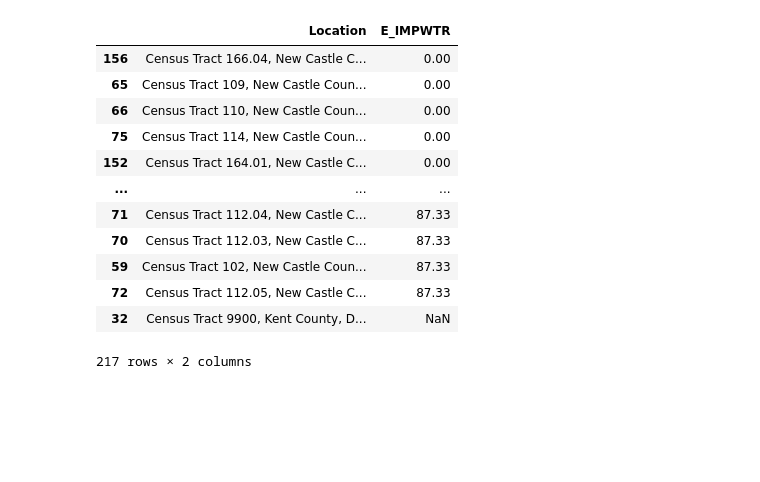
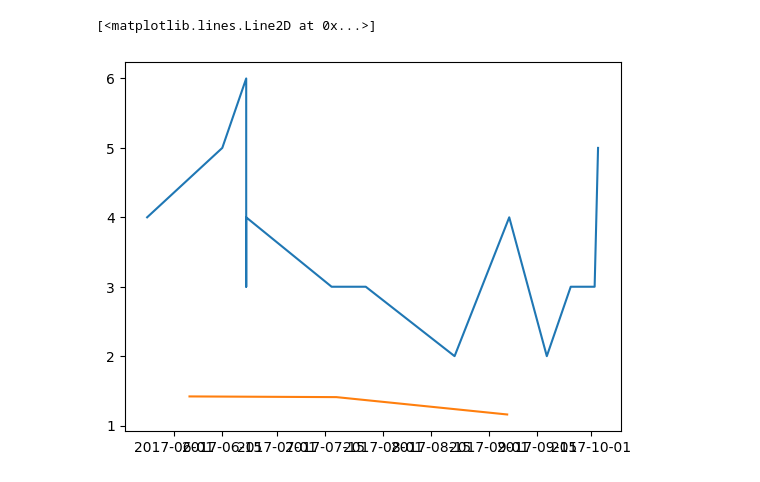
Before and after one commit to baileymccluresinger/PUS2024_BSinger, a Jupyter notebook: Project/Data_Processing.ipynb, the cells around one changed output. Drawn from its saved outputs; the diff is of its cells as text; code cells hidden in the pictures; blank space fills up the shorter version.

```diff
--- a/Project/Data_Processing.ipynb
+++ b/Project/Data_Processing.ipynb
@@ -17,17 +10,45 @@ EJI.head()
 # %%
-EJI_loc = EJI.loc[:, ['Location', 'E_IMPWTR']]
-EJI_loc.sort_values(by='E_IMPWTR')
+#EJI_loc = EJI.loc[:, ['Location', 'E_IMPWTR']]
+#EJI_loc.sort_values(by='E_IMPWTR')
-# %% [output]
-|  | Location | E_IMPWTR |
-| 156 | Census Tract 166.04, New Castle C... | 0.00 |
-| 65 | Census Tract 109, New Castle Coun... | 0.00 |
-| 66 | Census Tract 110, New Castle Coun... | 0.00 |
-| 75 | Census Tract 114, New Castle Coun... | 0.00 |
-| 152 | Census Tract 164.01, New Castle C... | 0.00 |
-| ... | ... | ... |
-| 71 | Census Tract 112.04, New Castle C... | 87.33 |
-| 70 | Census Tract 112.03, New Castle C... | 87.33 |
-| 59 | Census Tract 102, New Castle Coun... | 87.33 |
-| 72 | Census Tract 112.05, New Castle C... | 87.33 |
-| 32 | Census Tract 9900, Kent County, D... | NaN |
-217 rows × 2 columns
+# %%
+#reads in csv file for 'Condition of Non-Tidal Wetlands'
+nontidal = pd.read_csv("https://github.com/baileymccluresinger/PUS2024_BSinger/blob/main/Project/Condition_of_Non-Tidal_Wetlands_20241009.csv?raw=true")
+#specifies usable columns from dataframe
+ntid = nontidal.loc[:, ['Date', 'Sub-watershed', 'QDR']]
+
+#reads in csv file for 'Condition of Tidal Wetlands'
+tidal = pd.read_csv("https://github.com/baileymccluresinger/PUS2024_BSinger/blob/main/Project/Condition_of_Tidal_Wetlands_20241009.csv?raw=true")
+#rename Final Score column to Total Score to align the datasets
+tidal = tidal.rename(columns={'Final score': 'Total Score'})
+#add empty QCR column to align the datasets
+tidal['QCR'] = pd.Series(dtype='int')
+#specifies usable columns from dataframe
+tid = tidal.loc[:, ['Date', 'Sub-watershed', 'QDR']]
+# %%
+#reads in csv file of nitrogen levels for Station 114051, Trib Army Creek
+station_114051 = pd.read_csv("https://github.com/baileymccluresinger/PUS2024_BSinger/blob/main/Project/station-114051.csv?raw=true")
+#specifies usable columns
+nit_tac = station_114051.loc[:, ['timestamp', 'nutrient_nitrogen_value']]
+#adds a datetime object
+nit_tac['timestamp'] = pd.to_datetime(nit_tac.timestamp)
+#removes dates outside of the timeframe of analysis
+start_date = '2017-05-24'
+end_date = '2017-10-03'
+timeframe = (nit_tac['timestamp'] > start_date) & (nit_tac['timestamp'] <= end_date)
+nit_tac = nit_tac.loc[timeframe]
+
+#locating Trib Army Creek
+ntid_tac = ntid[ntid['Sub-watershed'].str.contains('Army Creek', na=False)]
+tid_tac = tid[tid['Sub-watershed'].str.contains('Army Creek', na=False)]
+#combining Trib Army Creek datasets
+tac = pd.concat([ntid_tac, tid_tac], ignore_index=True, sort=False)
+tac = tac.loc[:, ['Date', 'QDR']]
+#adds a datetime object and sort by date
+tac['Date'] = pd.to_datetime(tac.Date)
+tac = tac.sort_values(by='Date')
+# %%
+plt.plot(tac['Date'], tac['QDR'])
+plt.plot(nit_tac['timestamp'], nit_tac['nutrient_nitrogen_value'])
+# %% [output]
+[<matplotlib.lines.Line2D at 0x...>]
+[figure, added]
```
Also changed, not shown: parts of 6 cells of this notebook.
